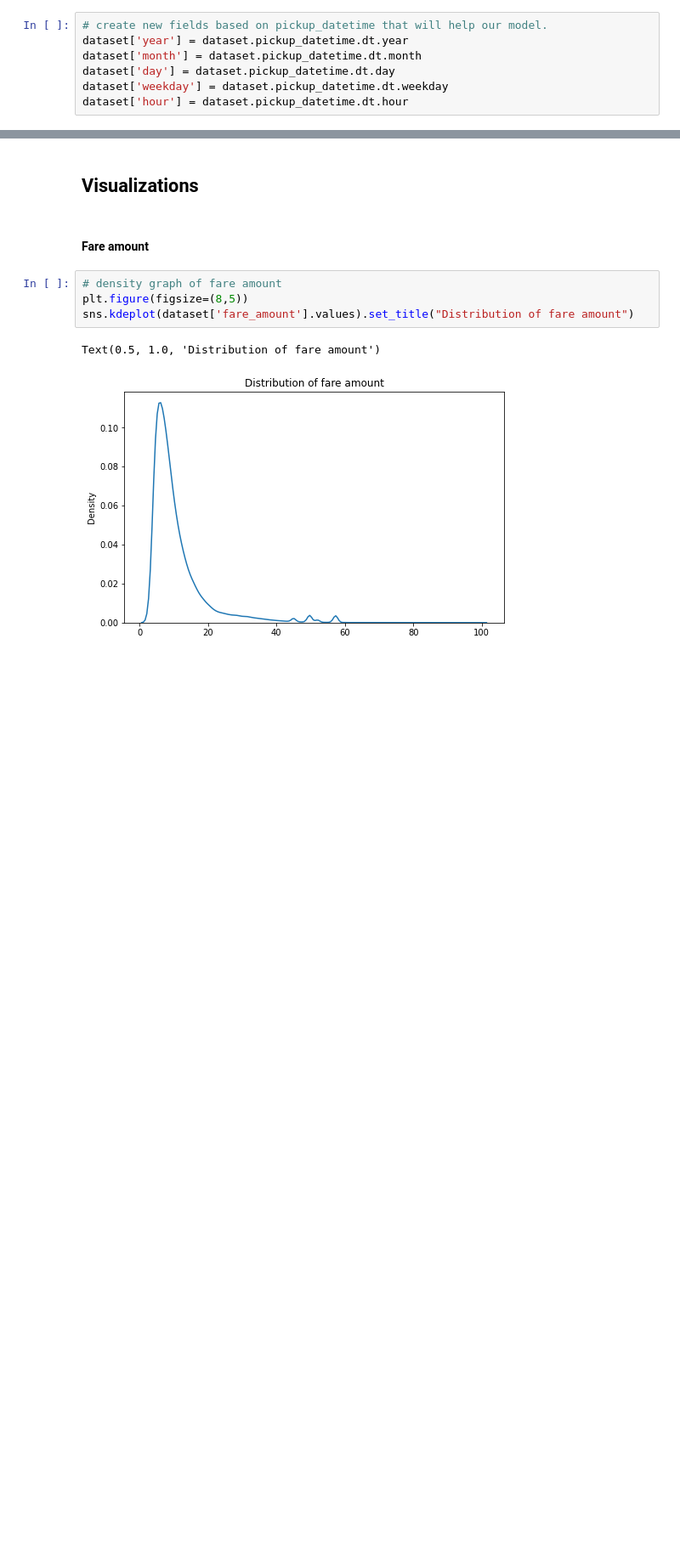
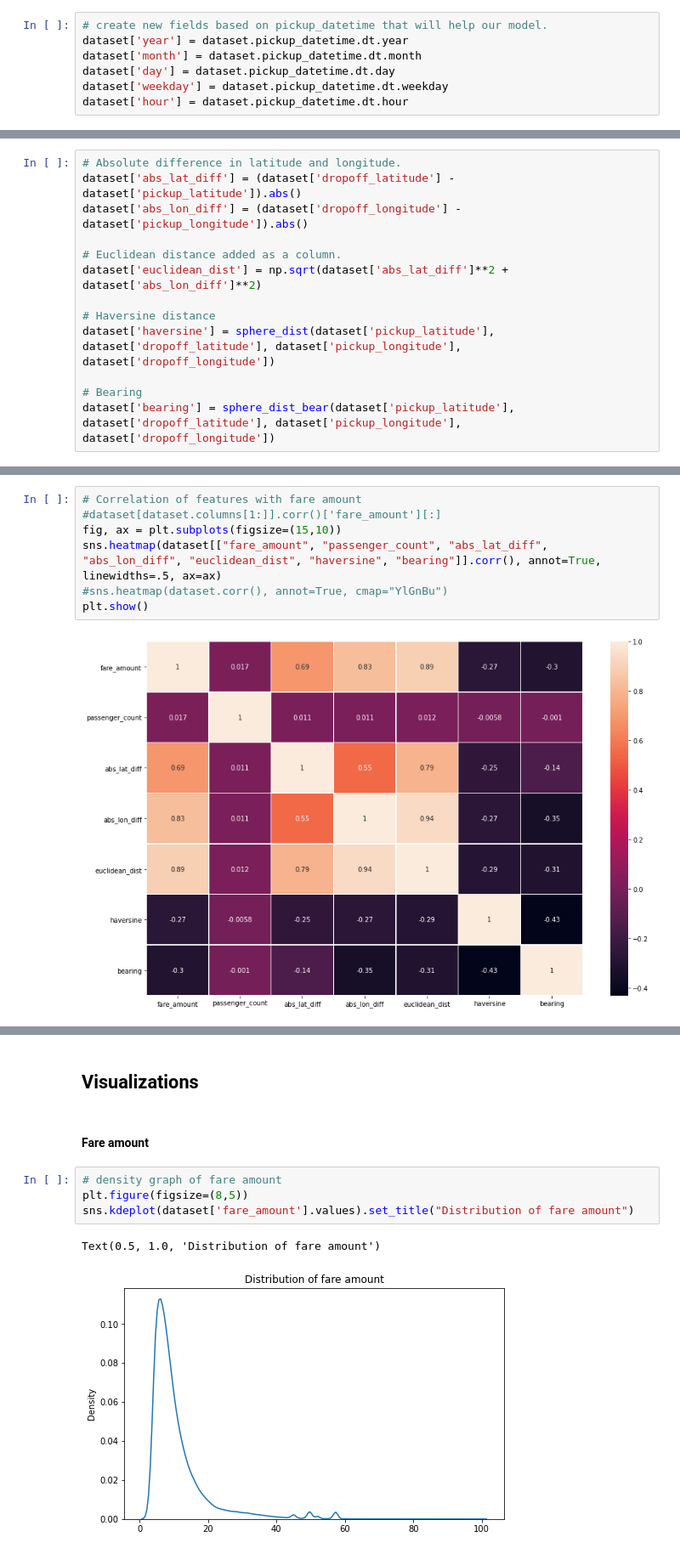
Before and after one commit to cataltasz/TaxiFarePredictionML, a Jupyter notebook: taxi_fare_prediction.ipynb, the cells around one changed output, grey strips where cells are left out. Shown at 85% size. Cells and saved outputs as stored; diff of their text form; blank space fills up the shorter version.

```diff
--- a/taxi_fare_prediction.ipynb
+++ b/taxi_fare_prediction.ipynb
@@ -108,0 +124,13 @@ dataset['hour'] = dataset.pickup_datetime.dt.hour
+# %%
+# Absolute difference in latitude and longitude.
+dataset['abs_lat_diff'] = (dataset['dropoff_latitude'] - dataset['pickup_latitude']).abs()
+dataset['abs_lon_diff'] = (dataset['dropoff_longitude'] - dataset['pickup_longitude']).abs()
+
+# Euclidean distance added as a column.
+dataset['euclidean_dist'] = np.sqrt(dataset['abs_lat_diff']**2 + dataset['abs_lon_diff']**2)
+
+# Haversine distance
+dataset['haversine'] = sphere_dist(dataset['pickup_latitude'], dataset['dropoff_latitude'], dataset['pickup_longitude'], dataset['dropoff_longitude'])
+
+# Bearing
+dataset['bearing'] = sphere_dist_bear(dataset['pickup_latitude'], dataset['dropoff_latitude'], dataset['pickup_longitude'], dataset['dropoff_longitude'])
@@ -108,0 +146,9 @@ dataset['hour'] = dataset.pickup_datetime.dt.hour
+# %%
+# Correlation of features with fare amount
+#dataset[dataset.columns[1:]].corr()['fare_amount'][:]
+fig, ax = plt.subplots(figsize=(15,10))
+sns.heatmap(dataset[["fare_amount", "passenger_count", "abs_lat_diff", "abs_lon_diff", "euclidean_dist", "haversine", "bearing"]].corr(), annot=True, linewidths=.5, ax=ax)
+#sns.heatmap(dataset.corr(), annot=True, cmap="YlGnBu")
+plt.show()
+# %% [output]
+[figure, added]
```
Also changed, not shown: parts of 23 cells of this notebook.
